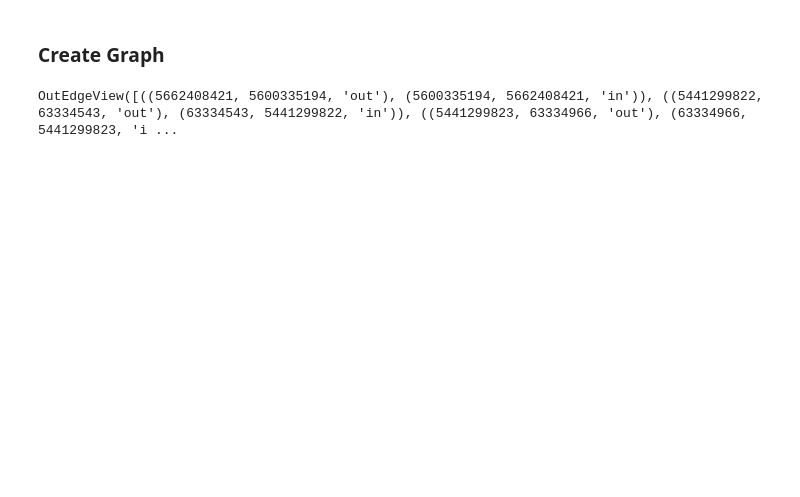
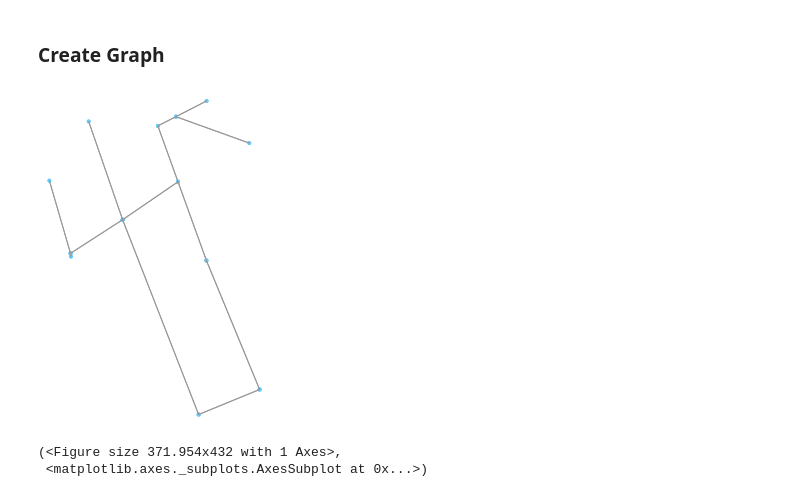
Before and after one commit to umadesai/LISA, a Jupyter notebook: OSMnx Exploration/intersection graph construction.ipynb, the cells around one changed output. Cells and saved outputs as stored; diff of their text form; code cells hidden in the pictures; blank space fills up the shorter version.

Commit message:
creating proper MultiDiGraph that plots

```diff
--- a/OSMnx Exploration/intersection graph construction.ipynb
+++ b/OSMnx Exploration/intersection graph construction.ipynb
@@ -199,7 +199,17 @@ G.add_edges_from(edges)
-# %%
-G.edges()
-# %% [output]
-OutEdgeView([((5662408421, 5600335194, 'out'), (5600335194, 5662408421, 'in')), ((5441299822, 63334543, 'out'), (63334543, 5441299822, 'in')), ((5441299823, 63334966, 'out'), (63334966, 5441299823, 'i ...
+# %%
+G = nx.MultiDiGraph()
+G.graph = {'name': 'Test Graph','crs': {'init': 'epsg:4326'},'simplified': True}
+G.add_nodes_from([(k, v) for k, v in nodes_xy.items()])
+# %%
+edges = set.union(segments, intersections)
+edges = [(u,v,0,{}) for u,v in edges]
+G.add_edges_from(edges);
+# %%
+ox.plot_graph(G)
+# %% [output]
+[figure, added]
+(<Figure size 371.954x432 with 1 Axes>,
+ <matplotlib.axes._subplots.AxesSubplot at 0x...>)
 # %%
 def create_test_graph():
     G = nx.DiGraph()
```
Also changed, not shown: parts of 7 cells of this notebook.
